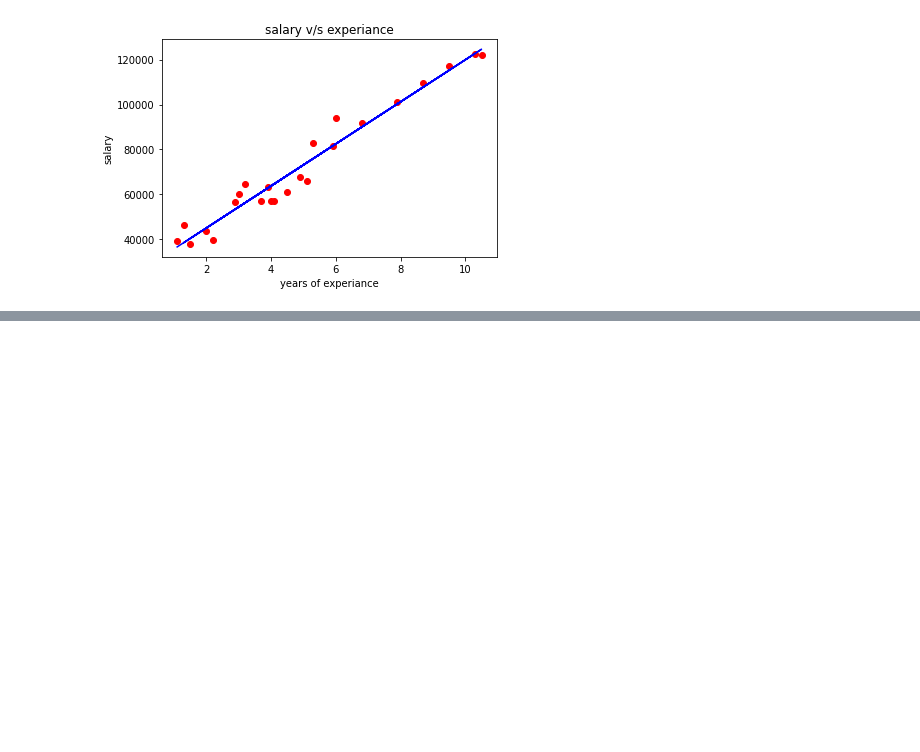
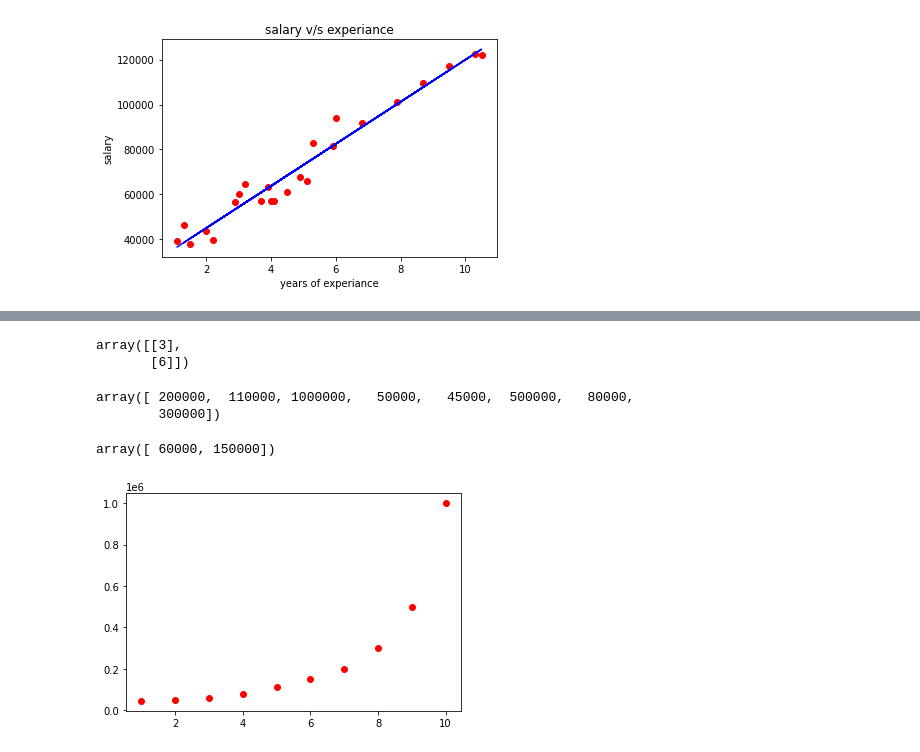
Before and after one commit to NALLAKRISHNAPRIYA/python-git-project, a Jupyter notebook: Salary_Prediction_SLR.ipynb, the cells around one changed output, grey strips where cells are left out. Cells and saved outputs as stored; diff of their text form; code cells hidden in the pictures; blank space fills up the shorter version.

```diff
--- a/Salary_Prediction_SLR.ipynb
+++ b/Salary_Prediction_SLR.ipynb
@@ -161,3 +161,6 @@ plt.ylabel('salary')
 plt.show()
 # %% [output]
 [figure]
+# %%
+import pandas as pd
+data=pd.read_csv('Position_Salaries.csv')
@@ -163,0 +181,2 @@ plt.show()
+# %%
+X=data.iloc[:,1:2].values
@@ -163,0 +196,2 @@ plt.show()
+# %%
+Y=data.iloc[:,-1].values
@@ -163,0 +217,20 @@ plt.show()
+# %%
+X_test
+# %% [output]
+array([[3],
+       [6]])
+# %%
+Y_train
+# %% [output]
+array([ 200000,  110000, 1000000,   50000,   45000,  500000,   80000,
+        300000])
+# %%
+Y_test
+# %% [output]
+array([ 60000, 150000])
+# %%
+import matplotlib.pyplot as plt
+plt.scatter(X,Y,color='red')
+plt.show()
+# %% [output]
+[figure, added]
```
Also changed, not shown: parts of 11 cells of this notebook.
